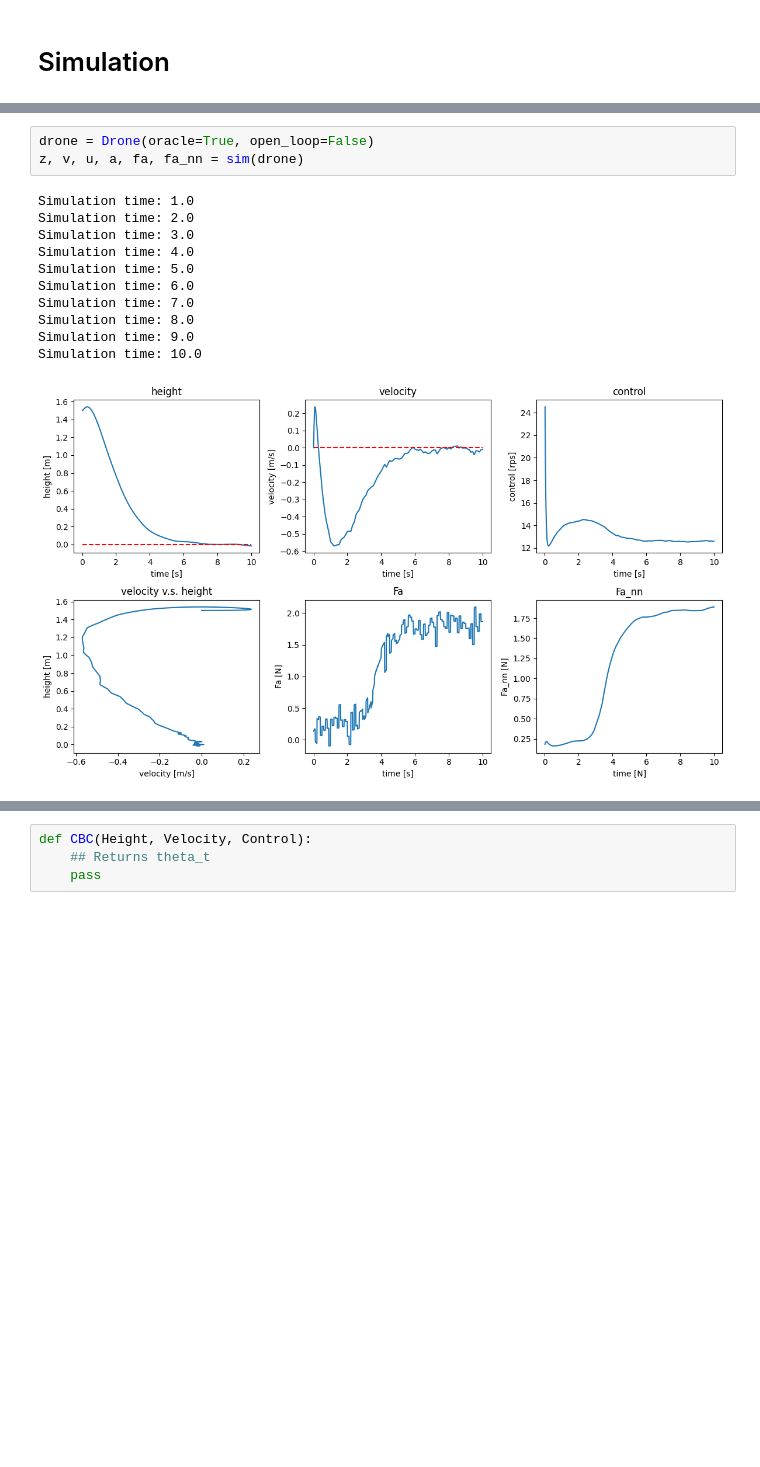
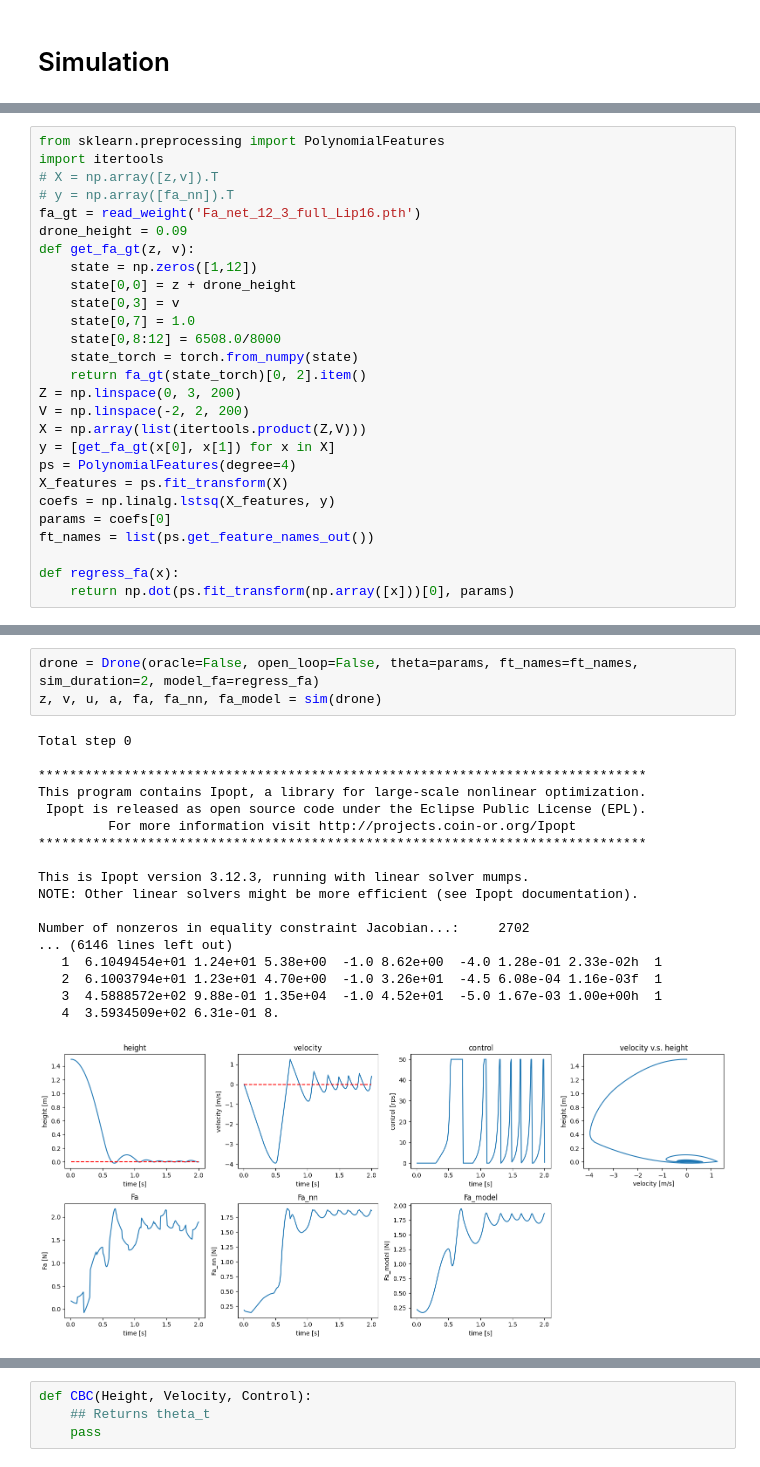
Before and after one commit to 404ic/neural_lander_sim_1d, a Jupyter notebook: 1d_landing_simulator_learning.ipynb, the cells around one changed output, grey strips where cells are left out. Drawn from its saved outputs; the diff is of its cells as text; blank space fills up the shorter version.

```diff
--- a/1d_landing_simulator_learning.ipynb
+++ b/1d_landing_simulator_learning.ipynb
@@ -269,0 +289,27 @@ def sim(drone):
+# %%
+from sklearn.preprocessing import PolynomialFeatures
+import itertools
+# X = np.array([z,v]).T
+# y = np.array([fa_nn]).T
+fa_gt = read_weight('Fa_net_12_3_full_Lip16.pth')
+drone_height = 0.09
+def get_fa_gt(z, v):
+    state = np.zeros([1,12])
+    state[0,0] = z + drone_height
+    state[0,3] = v
+    state[0,7] = 1.0
+    state[0,8:12] = 6508.0/8000
+    state_torch = torch.from_numpy(state)
+    return fa_gt(state_torch)[0, 2].item()
+Z = np.linspace(0, 3, 200)
+V = np.linspace(-2, 2, 200)
+X = np.array(list(itertools.product(Z,V)))
+y = [get_fa_gt(x[0], x[1]) for x in X]
+ps = PolynomialFeatures(degree=4)
+X_features = ps.fit_transform(X)
+coefs = np.linalg.lstsq(X_features, y)
+params = coefs[0]
+ft_names = list(ps.get_feature_names_out())
+
+def regress_fa(x):
+    return np.dot(ps.fit_transform(np.array([x]))[0], params)
@@ -270,15 +319,22 @@ def sim(drone):
 # %%
-drone = Drone(oracle=True, open_loop=False)
-z, v, u, a, fa, fa_nn = sim(drone)
+drone = Drone(oracle=False, open_loop=False, theta=params, ft_names=ft_names, sim_duration=2, model_fa=regress_fa)
+z, v, u, a, fa, fa_nn, fa_model = sim(drone)
 # %% [output]
-Simulation time: 1.0
-Simulation time: 2.0
-Simulation time: 3.0
-Simulation time: 4.0
-Simulation time: 5.0
-Simulation time: 6.0
-Simulation time: 7.0
-Simulation time: 8.0
-Simulation time: 9.0
-Simulation time: 10.0
+Total step 0
+
+******************************************************************************
+This program contains Ipopt, a library for large-scale nonlinear optimization.
+ Ipopt is released as open source code under the Eclipse Public License (EPL).
+         For more information visit http://projects.coin-or.org/Ipopt
+******************************************************************************
+
+This is Ipopt version 3.12.3, running with linear solver mumps.
+NOTE: Other linear solvers might be more efficient (see Ipopt documentation).
+
+Number of nonzeros in equality constraint Jacobian...:     2702
+... (6146 lines left out)
+   1  6.1049454e+01 1.24e+01 5.38e+00  -1.0 8.62e+00  -4.0 1.28e-01 2.33e-02h  1
+   2  6.1003794e+01 1.23e+01 4.70e+00  -1.0 3.26e+01  -4.5 6.08e-04 1.16e-03f  1
+   3  4.5888572e+02 9.88e-01 1.35e+04  -1.0 4.52e+01  -5.0 1.67e-03 1.00e+00h  1
+   4  3.5934509e+02 6.31e-01 8.
-[figure, old version]
+[figure, new version]
```
Also changed, not shown: parts of 8 cells of this notebook, 3 other files.
